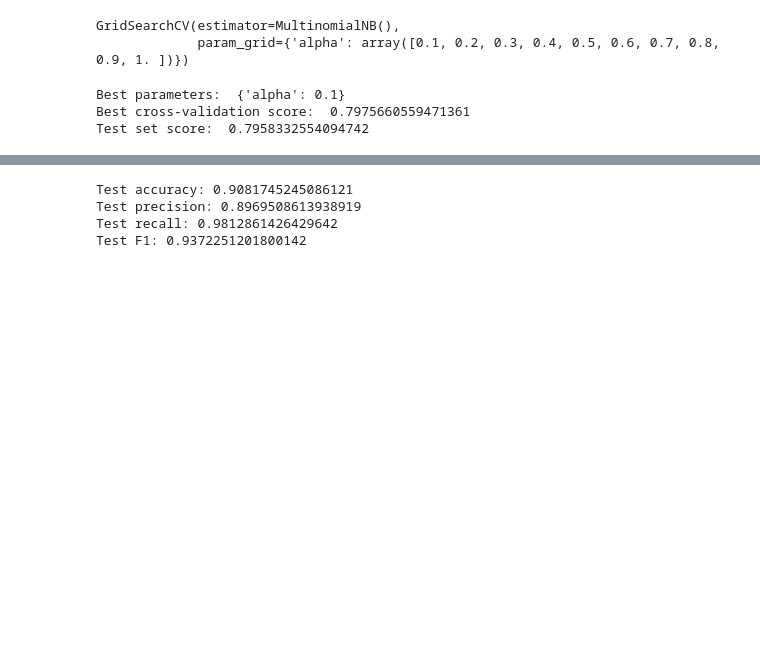
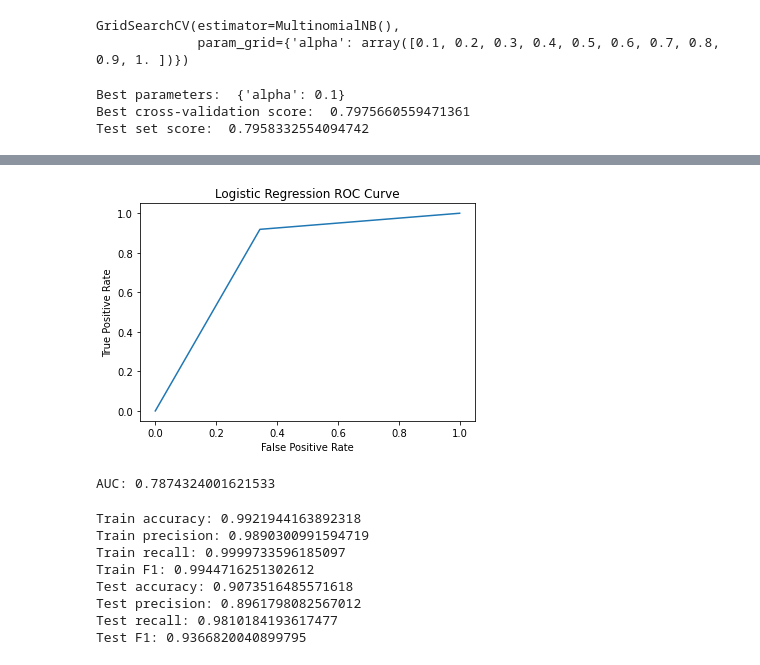
Before and after one commit to hadenpell/Drug-Review-Sentiment-Analysis, a Jupyter notebook: model.ipynb, the cells around one changed output, grey strips where cells are left out. Drawn from its saved outputs; the diff is of its cells as text; code cells hidden in the pictures; blank space fills up the shorter version.

```diff
--- a/model.ipynb
+++ b/model.ipynb
@@ -154,2 +204,3 @@ print("Test F1:", f1_test)
 # %%
 # 3. Logistic regression - No hyperparameter tuning was done.
+lg = LogisticRegression().fit(X=X_train,y=y_train)
@@ -155,0 +215,17 @@ print("Test F1:", f1_test)
+# %%
+y_pred_train = lg.predict(X_train)
+y_pred_test = lg.predict(X_test)
+
+#Train metrics
+accuracy_train = lg.score(X_train, y_train)
+precision_train = precision_score(y_train,y_pred_train)
+recall_train = recall_score(y_train,y_pred_train)
+f1_train = f1_score(y_train,y_pred_train)
+
+#Test metrics
+accuracy_test = lg.score(X_test, y_test)
+precision_test = precision_score(y_test,y_pred_test)
+recall_test = recall_score(y_test,y_pred_test)
+f1_test = f1_score(y_test,y_pred_test)
+
+auc = roc_auc_score(y_test, y_pred_test)
@@ -156,3 +251,14 @@ print("Test F1:", f1_test)
+# %%
+fpr, tpr, thresholds = roc_curve(y_test, y_pred_test)
+plt.plot(fpr,tpr)
+plt.title('Logistic Regression ROC Curve')
+plt.ylabel('True Positive Rate')
+plt.xlabel('False Positive Rate')
+plt.show()
+print("AUC:",auc)
+# %% [output]
+[figure, added]
+AUC: 0.7874324001621533
 # %%
 # 4. Random Forest
 rf = RandomForestClassifier(max_depth=150).fit(X=X_train,y=y_train)
@@ -174,10 +282,19 @@ f1_test = f1_score(y_test,y_pred_test)
 # %%
+print("Train accuracy:", accuracy_train)
+print("Train precision:", precision_train)
+print("Train recall:", recall_train)
+print("Train F1:", f1_train)
+
 print("Test accuracy:", accuracy_test)
 print("Test precision:", precision_test)
 print("Test recall:", recall_test)
 print("Test F1:", f1_test)
 # %% [output]
-Test accuracy: 0.9081745245086121
-Test precision: 0.8969508613938919
-Test recall: 0.9812861426429642
-Test F1: 0.9372251201800142
+Train accuracy: 0.9921944163892318
+Train precision: 0.9890300991594719
+Train recall: 0.9999733596185097
+Train F1: 0.9944716251302612
+Test accuracy: 0.9073516485571618
+Test precision: 0.8961798082567012
+Test recall: 0.9810184193617477
+Test F1: 0.9366820040899795
```
Also changed, not shown: parts of 12 cells of this notebook, 1 other file.
